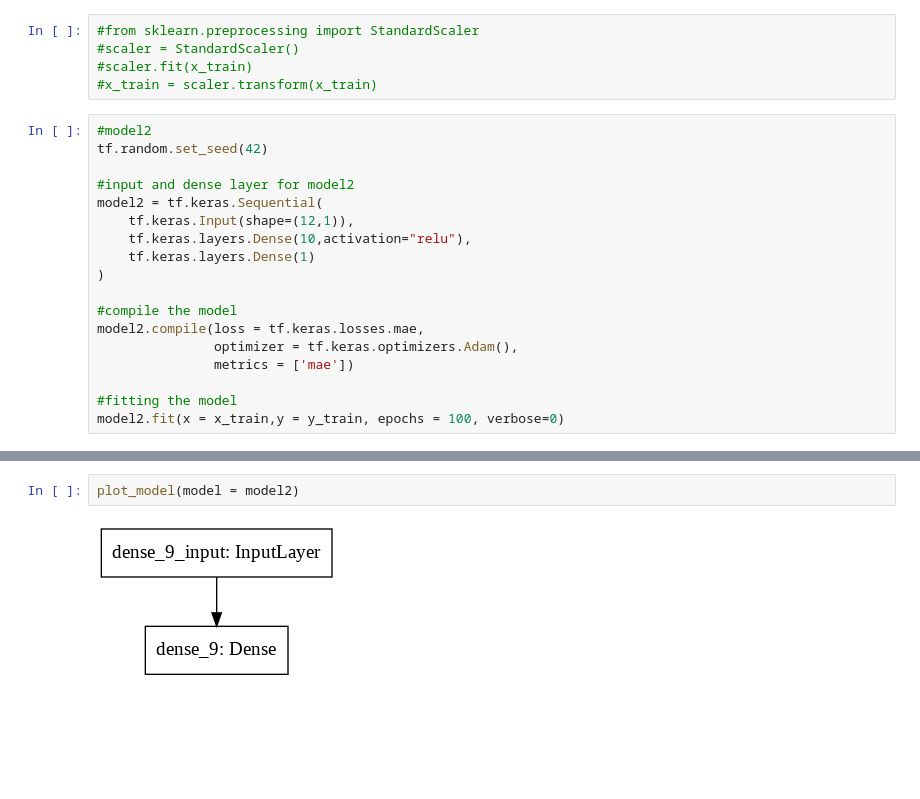
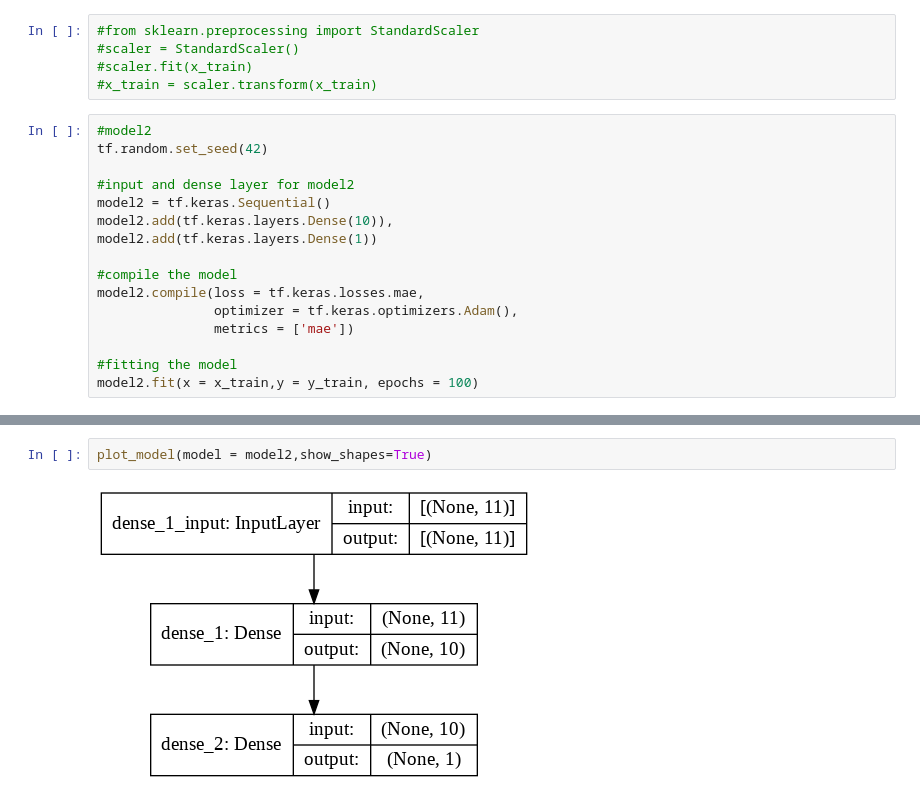
Before and after one commit to dhsprojects/advancepython, a Jupyter notebook: large_problem_with_regression.ipynb, the cells around one changed output, grey strips where cells are left out. Cells and saved outputs as stored; diff of their text form; blank space fills up the shorter version.

```diff
--- a/large_problem_with_regression.ipynb
+++ b/large_problem_with_regression.ipynb
@@ -161,11 +161,9 @@ dtype: object
 tf.random.set_seed(42)
 
 #input and dense layer for model2
-model2 = tf.keras.Sequential(
-    tf.keras.Input(shape=(12,1)),
-    tf.keras.layers.Dense(10,activation="relu"),
-    tf.keras.layers.Dense(1)
-)
+model2 = tf.keras.Sequential()
+model2.add(tf.keras.layers.Dense(10)),
+model2.add(tf.keras.layers.Dense(1))
 
 #compile the model
 model2.compile(loss = tf.keras.losses.mae,
@@ -173,5 +171,5 @@ model2.compile(loss = tf.keras.losses.mae,
                metrics = ['mae'])
 
 #fitting the model
-model2.fit(x = x_train,y = y_train, epochs = 100, verbose=0)
+model2.fit(x = x_train,y = y_train, epochs = 100)
 # %% [output]
@@ -179,4 +194,4 @@ TypeError: ignored
 # %%
-plot_model(model = model2)
+plot_model(model = model2,show_shapes=True)
 # %% [output]
-[figure, old version]
+[figure, new version]
```
Also changed, not shown: parts of 53 cells of this notebook.
